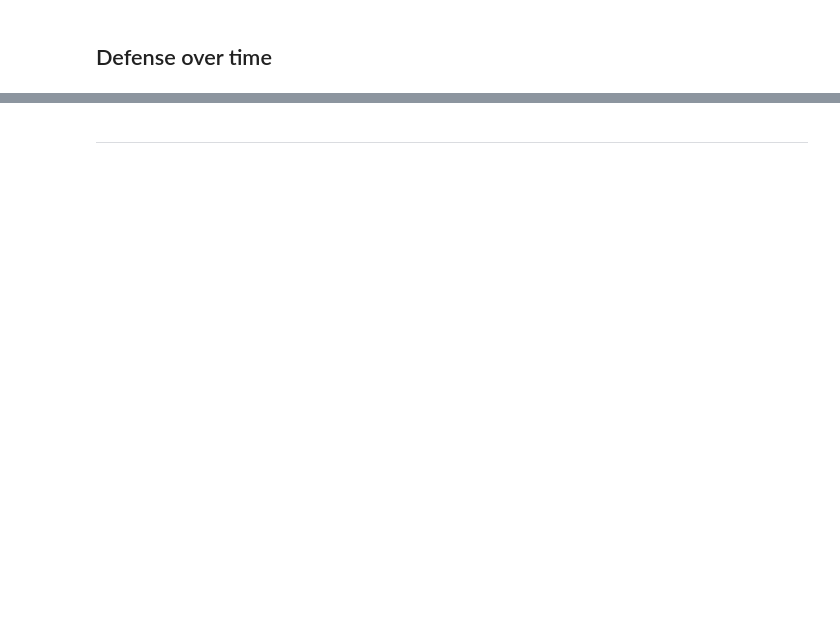
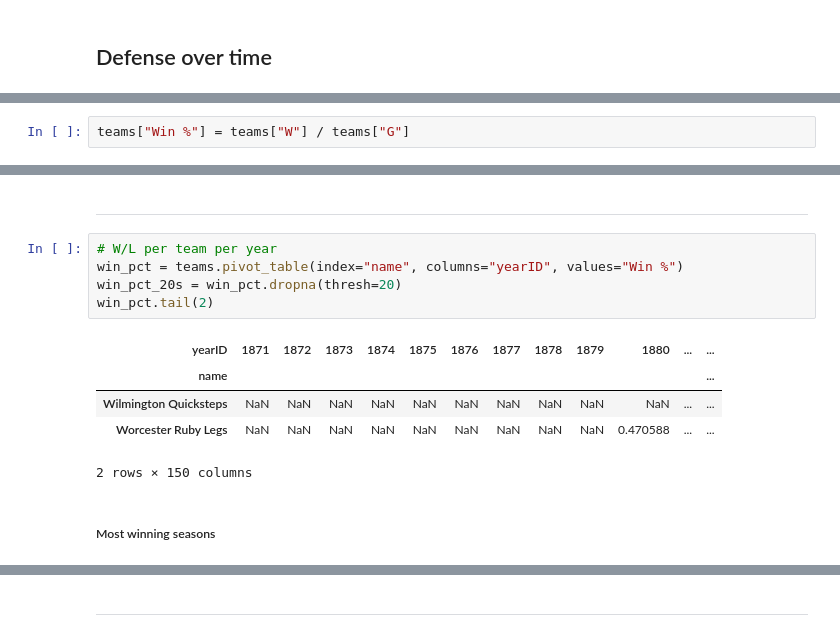
Before and after one commit to zengineering/data, a Jupyter notebook: notebooks/baseball.ipynb, the cells around one changed output, grey strips where cells are left out. Cells and saved outputs as stored; diff of their text form; blank space fills up the shorter version.

```diff
--- a/notebooks/baseball.ipynb
+++ b/notebooks/baseball.ipynb
@@ -320,0 +336,2 @@ bp.show()
+# %%
+teams["Win %"] = teams["W"] / teams["G"]
@@ -320,0 +391,15 @@ bp.show()
+# %% [markdown]
+--------------------------
+# %%
+# W/L per team per year
+win_pct = teams.pivot_table(index="name", columns="yearID", values="Win %")
+win_pct_20s = win_pct.dropna(thresh=20)
+win_pct.tail(2)
+# %% [output]
+| yearID | 1871 | 1872 | 1873 | 1874 | 1875 | 1876 | 1877 | 1878 | 1879 | 1880 | ... | ... |
+| name |  |  |  |  |  |  |  |  |  |  |  | ... |
+| Wilmington Quicksteps | NaN | NaN | NaN | NaN | NaN | NaN | NaN | NaN | NaN | NaN | ... | ... |
+| Worcester Ruby Legs | NaN | NaN | NaN | NaN | NaN | NaN | NaN | NaN | NaN | 0.470588 | ... | ... |
+2 rows × 150 columns
+# %% [markdown]
+##### Most winning seasons
```
Also changed, not shown: parts of 37 cells of this notebook.
